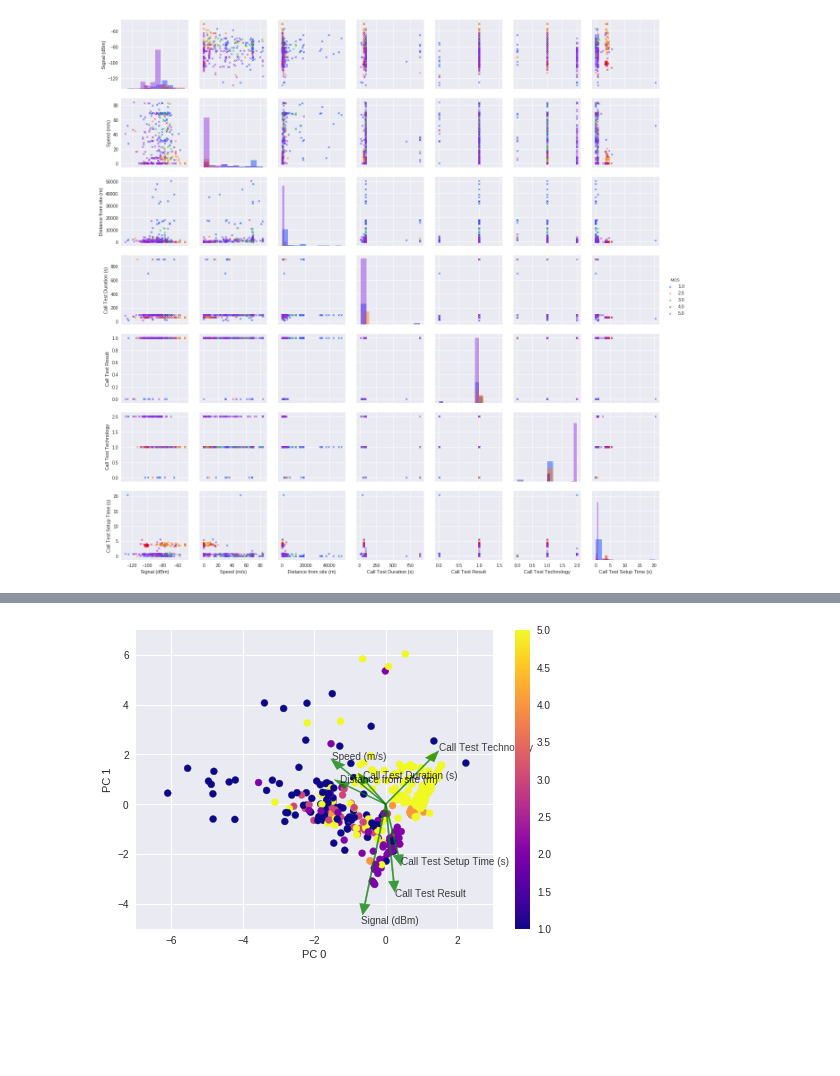
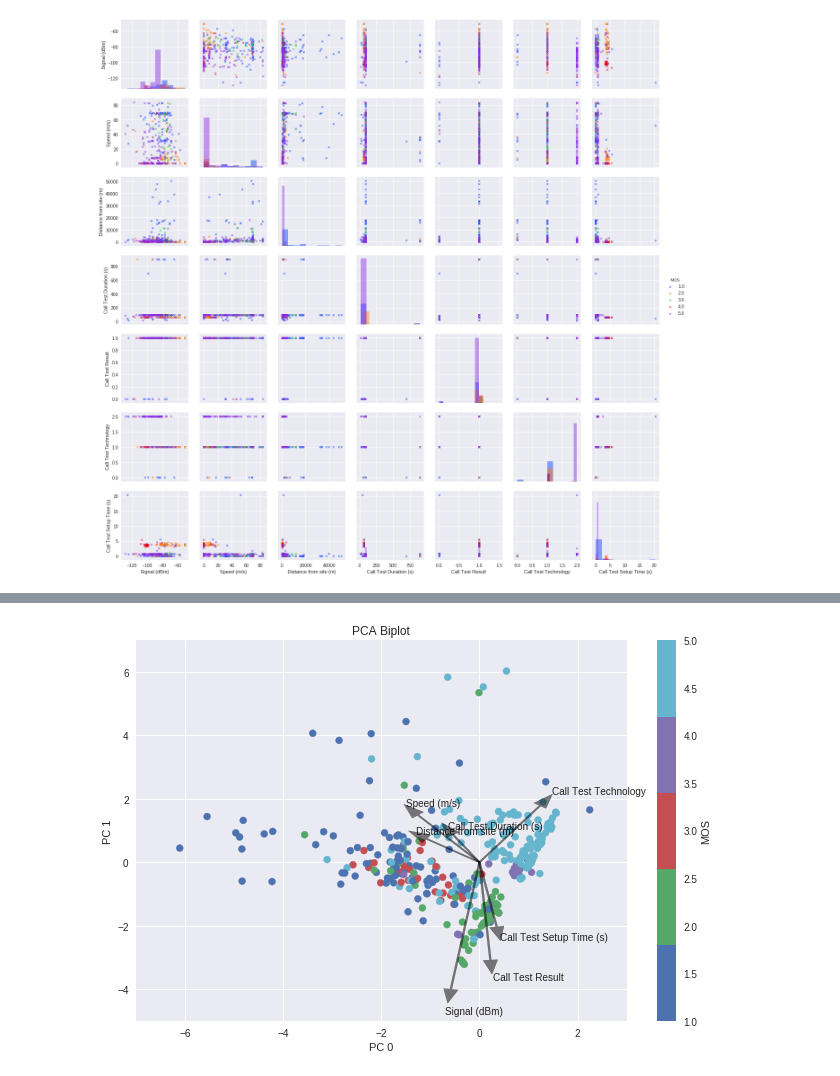
Before and after one commit to ezequiasjunior/ica2019.2, a Jupyter notebook: data_preprocessing.ipynb, the cells around one changed output, grey strips where cells are left out. Saved outputs shown, nothing was run; the diff lists cells and outputs as text; code cells hidden in the pictures; blank space fills up the shorter version.

```diff
--- a/data_preprocessing.ipynb
+++ b/data_preprocessing.ipynb
@@ -411,21 +410,26 @@ plt.show()
 # %%
-plt.figure()
-plt.scatter(pc.iloc[:,0],pc.iloc[:,1], c=datahw01['MOS'], cmap='plasma')
-
-for i in range(len(phi)):
-    # arrows project features as vectors - PC axes
-    plt.arrow(0, 0, phi[i, 0]*np.max(pc.iloc[:,0].values),
-                    phi[i, 1]*np.max(pc.iloc[:,1].values),
-                    color='g', width=0.04, head_width=0.3, alpha=0.75)
-    # text
-    plt.text(phi[i,0]*np.max(pc.iloc[:,0])*1.2,
-             phi[i, 1]*max(pc.iloc[:,1])*1.2,
-             datahw01.columns.values[i], color='k', alpha=0.75)
+# PCA Plot:
+cmap = ListedColormap(color)
+fig = plt.figure(figsize=(11,7))
+# Scatter plot of the PC's:
+plt.scatter(PC.iloc[:,0], PC.iloc[:,1], c=datahw01['MOS'], cmap=cmap)
+# Ploting vectors:
+for i in range(len(W)):
+    # Arrows project features as vectors
+    plt.arrow(0, 0, W[i, 0]*np.max(PC.iloc[:,0].values),
+                    W[i, 1]*np.max(PC.iloc[:,1].values),
+                    color='k', width=0.04, head_width=0.3, alpha=0.5)
+    # Labels
+    plt.text(W[i,0]*np.max(PC.iloc[:,0])*1.2,
+             W[i, 1]*max(PC.iloc[:,1])*1.2,
+             datahw01.columns.values[i], color='k', alpha=0.85)
 plt.axis([ -7, 3, -5,7])
-plt.colorbar()
+cbar = plt.colorbar()
+cbar.set_label('MOS')
+plt.title('PCA Biplot')
 plt.xlabel('PC 0')
 plt.ylabel('PC 1')
 plt.show()
-# plt.savefig('hw01-figs/pcaBiplot.png') # TODO: SAVE THISS
+# fig.savefig('hw01-figs/pcaBiplot.pdf')
 # %% [output]
-[figure, old version]
+[figure, new version]
```
Also changed, not shown: parts of 30 cells of this notebook.
